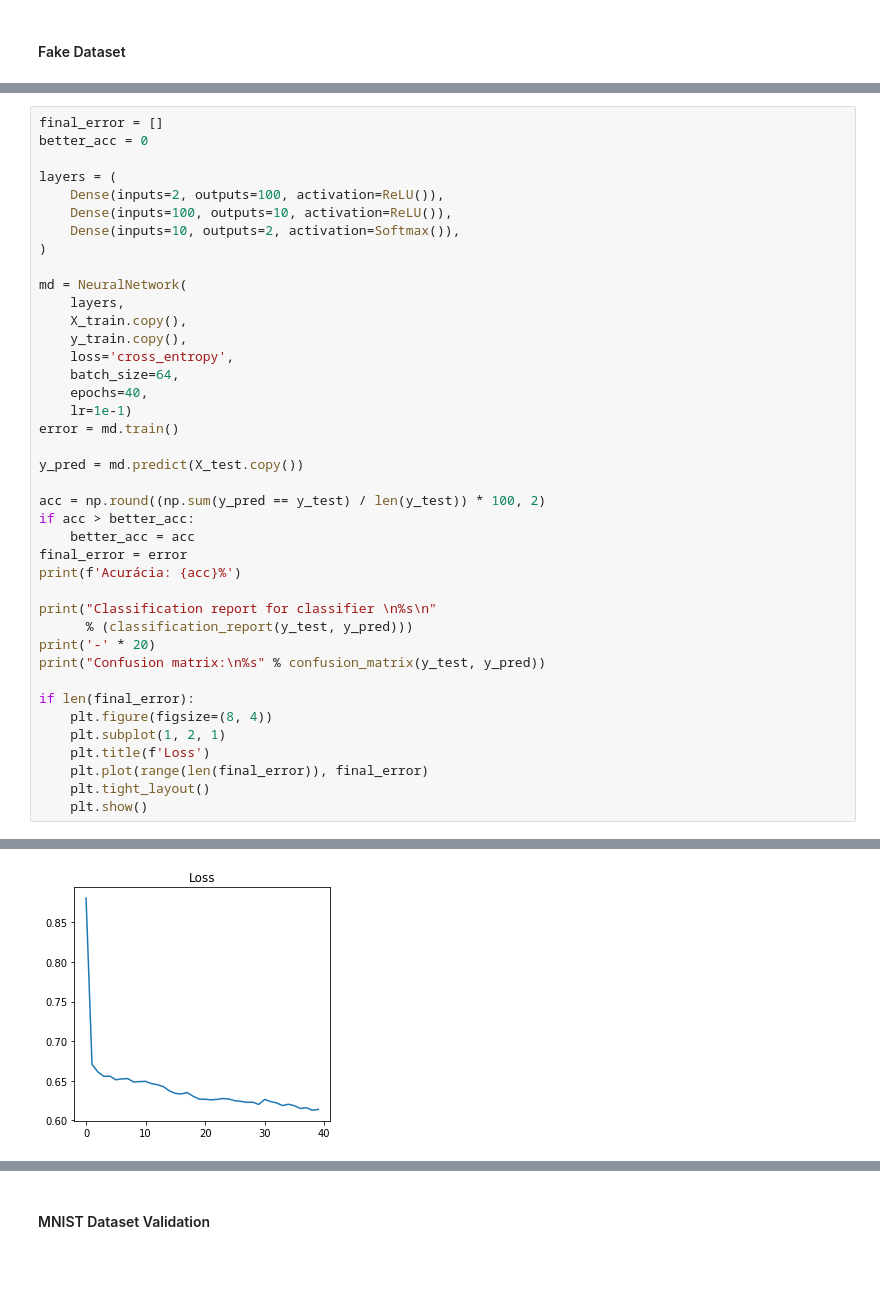
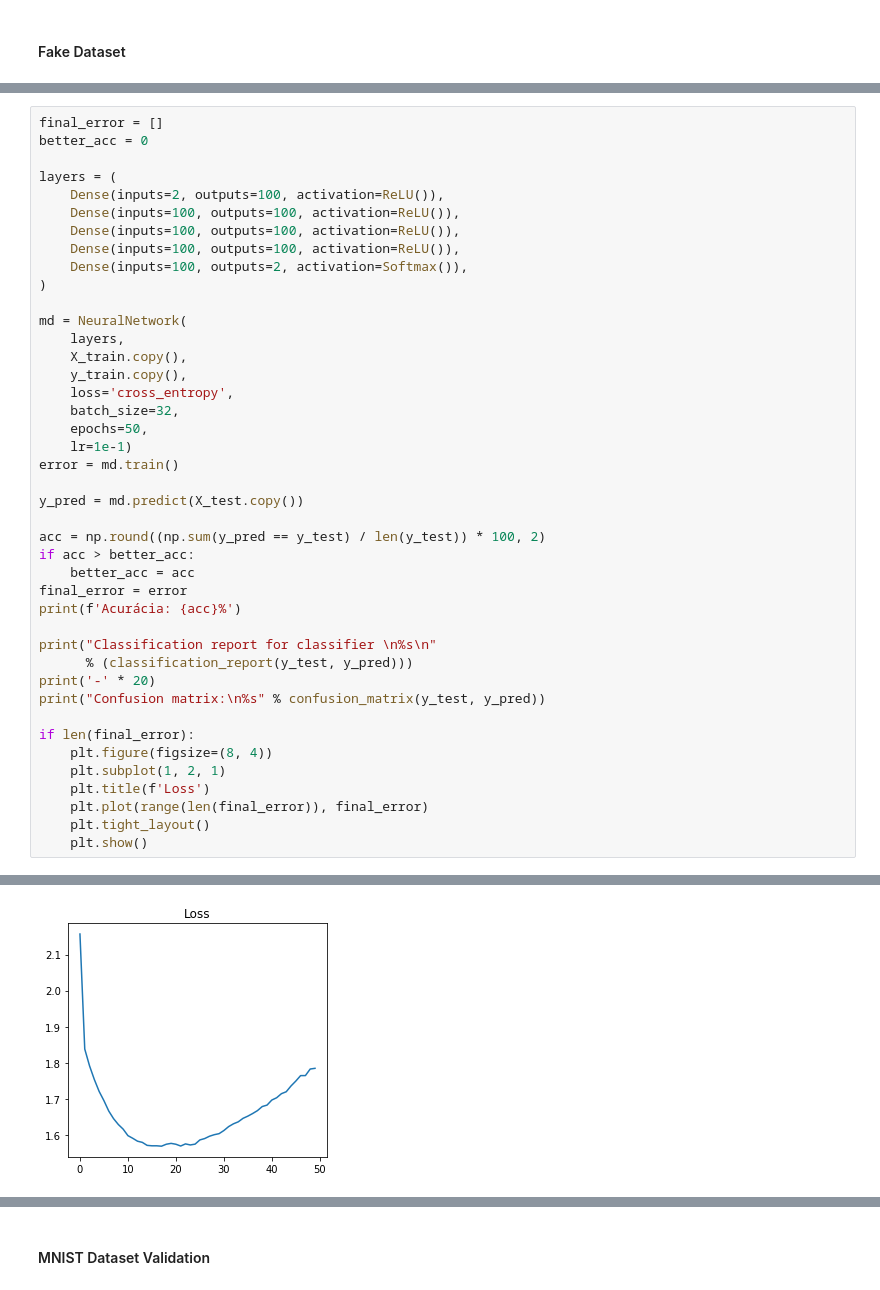
Before and after one commit to rdenadai/AI-Study-Notebooks, a Jupyter notebook: notebooks/NeuralNetwork_MNIST_VAL.ipynb, the cells around one changed output, grey strips where cells are left out. Drawn from its saved outputs; the diff is of its cells as text.

```diff
--- a/notebooks/NeuralNetwork_MNIST_VAL.ipynb
+++ b/notebooks/NeuralNetwork_MNIST_VAL.ipynb
@@ -38,8 +38,10 @@ better_acc = 0
 
 layers = (
     Dense(inputs=2, outputs=100, activation=ReLU()),
-    Dense(inputs=100, outputs=10, activation=ReLU()),
-    Dense(inputs=10, outputs=2, activation=Softmax()),
+    Dense(inputs=100, outputs=100, activation=ReLU()),
+    Dense(inputs=100, outputs=100, activation=ReLU()),
+    Dense(inputs=100, outputs=100, activation=ReLU()),
+    Dense(inputs=100, outputs=2, activation=Softmax()),
 )
 
 md = NeuralNetwork(
@@ -47,8 +49,8 @@ md = NeuralNetwork(
     X_train.copy(),
     y_train.copy(),
     loss='cross_entropy',
-    batch_size=64,
-    epochs=40,
+    batch_size=32,
+    epochs=50,
     lr=1e-1)
 error = md.train()
 
@@ -93,4 +95,4 @@ Confusion matrix:
-[figure, old version]
+[figure, new version]
 # %%
 classifier = MLPClassifier(
     max_iter=80,
```
Also changed, not shown: parts of 5 cells of this notebook, 3 other files.
